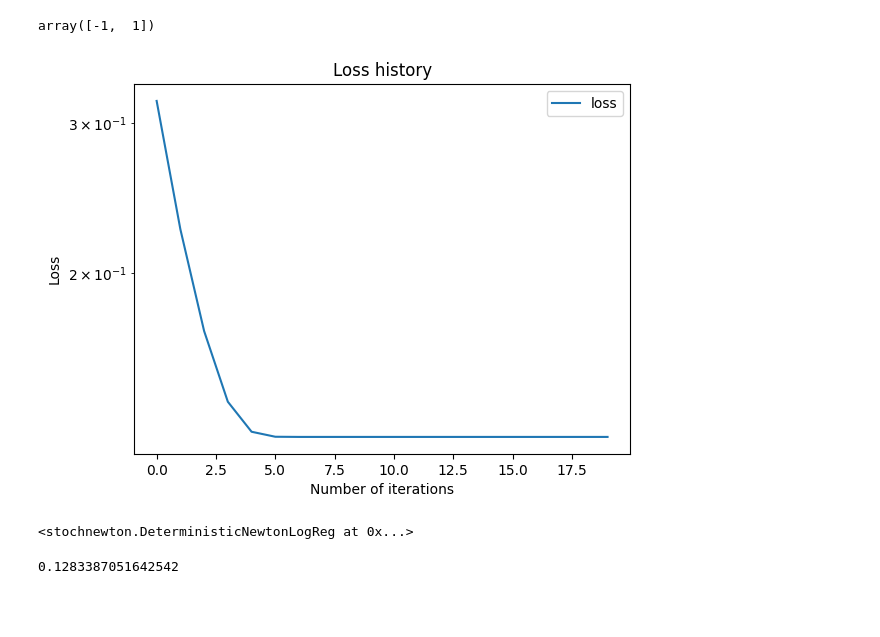
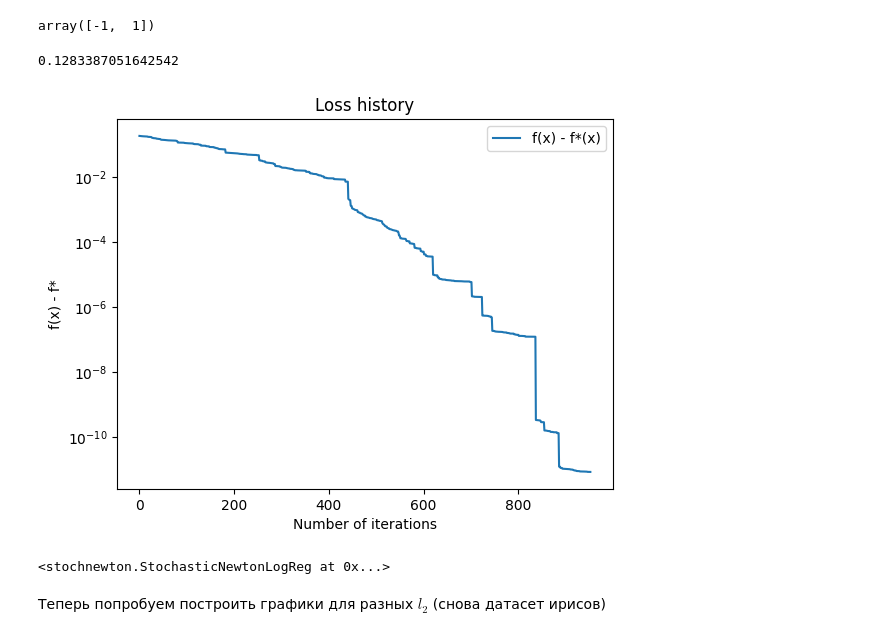
Before and after one commit to intsystems/2023-Project-136, a Jupyter notebook: code/Basic experiment/Basic experiment.ipynb, the cells around one changed output. Saved outputs shown, nothing was run; the diff lists cells and outputs as text; code cells hidden in the pictures; blank space fills up the shorter version.

```diff
--- a/code/Basic experiment/Basic experiment.ipynb
+++ b/code/Basic experiment/Basic experiment.ipynb
@@ -53,8 +57,6 @@ np.unique(b)
 array([-1,  1])
 # %%
 opt = stochnewton.DeterministicNewtonLogReg(A, b, l2=0.01)
-opt.run(n_iterations=20)
+opt.run(n_iterations=20, plot_loss=False)
+opt_value = opt.calculate_loss()
-# %% [output]
-[figure, removed]
-<stochnewton.DeterministicNewtonLogReg at 0x...>
 # %%
@@ -62,2 +64,10 @@ opt.calculate_loss()
 # %% [output]
 0.1283387051642542
+# %%
+opt = stochnewton.StochasticNewtonLogReg(A, b, l2=0.01, opt_value=opt_value)
+opt.run(n_iterations=1000, batch_size=10)
+# %% [output]
+[figure, added]
+<stochnewton.StochasticNewtonLogReg at 0x...>
+# %% [markdown]
+Теперь попробуем построить графики для разных $l_2$ (снова датасет ирисов)
```
Also changed, not shown: parts of 9 cells of this notebook, 1 other file.
